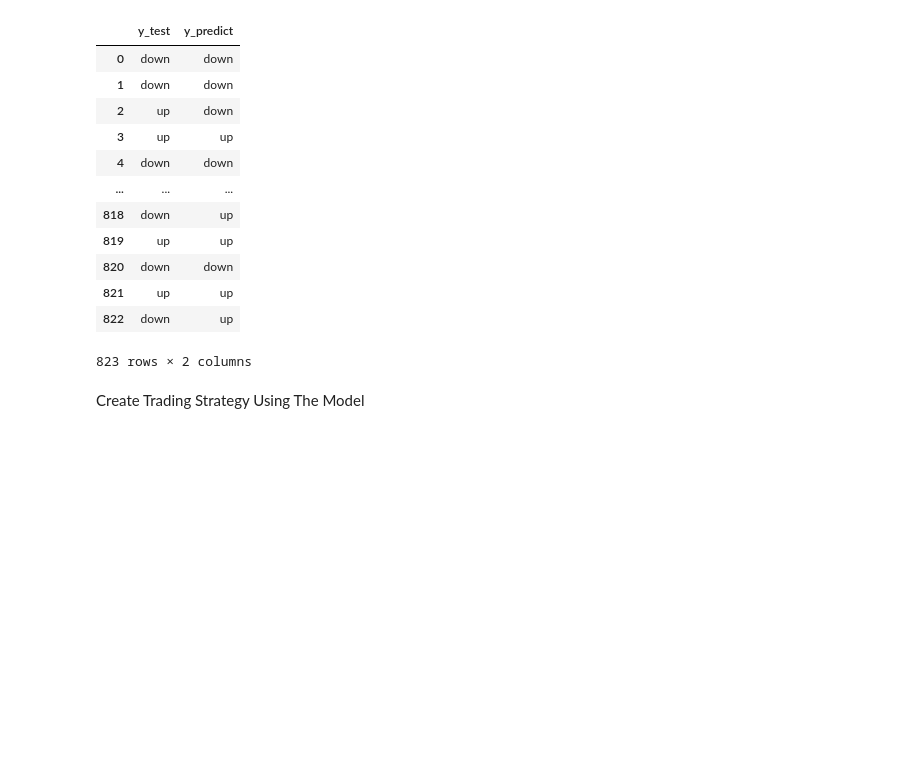
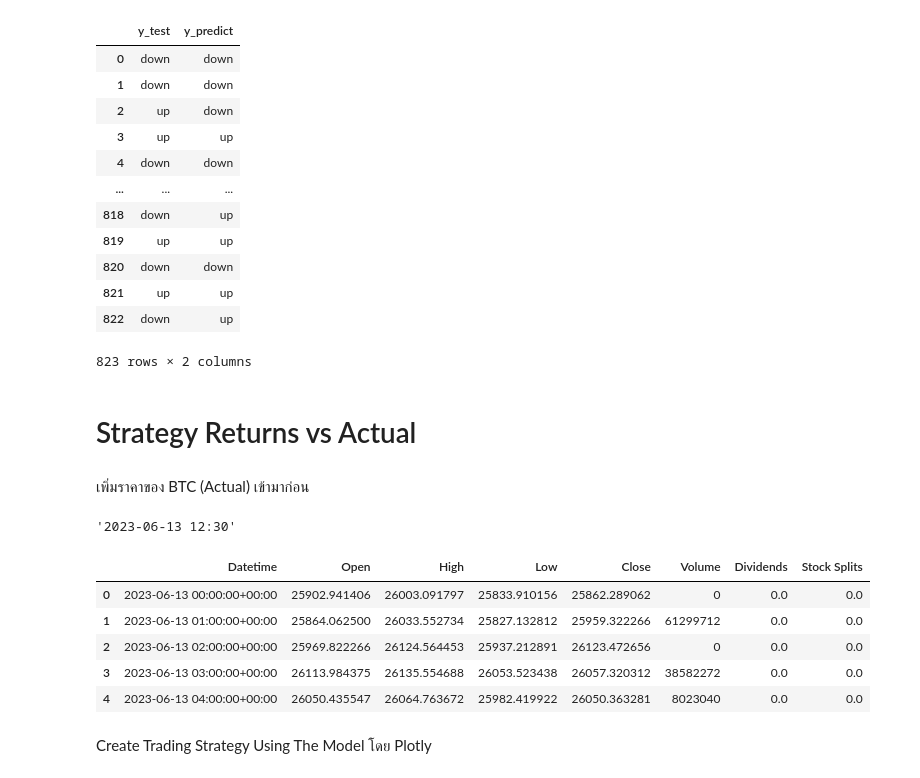
Before and after one commit to KunakornMart/DADS6003, a Jupyter notebook: ML_6610422020_Kunakorn_LogisticRegression.ipynb, the cells around one changed output. Cells and saved outputs as stored; diff of their text form; code cells hidden in the pictures; blank space fills up the shorter version.

```diff
--- a/ML_6610422020_Kunakorn_LogisticRegression.ipynb
+++ b/ML_6610422020_Kunakorn_LogisticRegression.ipynb
@@ -417,7 +417,34 @@ display(df_predict2)
 | 821 | up | up |
 | 822 | down | up |
 823 rows × 2 columns
+# %% [markdown]
+# Strategy Returns vs Actual
+# %% [markdown]
+เพิ่มราคาของ BTC (Actual) เข้ามาก่อน
+# %%
+#ดูว่าข้อมูลช่วง Test Data ที่เรา Split เริ่มตั้งแต่วันที่เท่าไร จะได้ดึงราคา BTC(Actual) มาให้ตรงกัน
+df.iloc[split,0]
+# %% [output]
+'2023-06-13 12:30'
+# %%
+#Add BTC (Actual) Price-USD
+
+btc = yf.Ticker('BTC-USD')
+interval = '1h'
+start = '2023-06-13'
+end = '2024-01-14'
+df_btc = btc.history(interval=interval,start=start,end=end)
+df_btc = df_btc.dropna()
+df_btc = df_btc.reset_index()
+df_btc.head()
+# %% [output]
+|  | Datetime | Open | High | Low | Close | Volume | Dividends | Stock Splits |
+| 0 | 2023-06-13 00:00:00+00:00 | 25902.941406 | 26003.091797 | 25833.910156 | 25862.289062 | 0 | 0.0 | 0.0 |
+| 1 | 2023-06-13 01:00:00+00:00 | 25864.062500 | 26033.552734 | 25827.132812 | 25959.322266 | 61299712 | 0.0 | 0.0 |
+| 2 | 2023-06-13 02:00:00+00:00 | 25969.822266 | 26124.564453 | 25937.212891 | 26123.472656 | 0 | 0.0 | 0.0 |
+| 3 | 2023-06-13 03:00:00+00:00 | 26113.984375 | 26135.554688 | 26053.523438 | 26057.320312 | 38582272 | 0.0 | 0.0 |
+| 4 | 2023-06-13 04:00:00+00:00 | 26050.435547 | 26064.763672 | 25982.419922 | 26050.363281 | 8023040 | 0.0 | 0.0 |
 # %% [markdown]
-Create Trading Strategy Using The Model
+Create Trading Strategy Using The Model โดย Plotly
 # %%
 Predicted_Signal = pd.DataFrame(model.predict(X))
```
Also changed, not shown: parts of 4 cells of this notebook.
